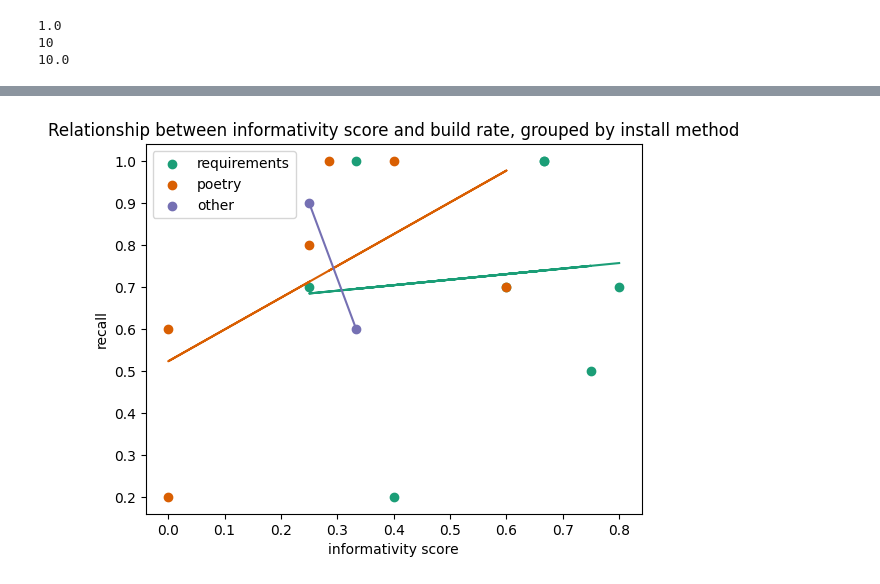
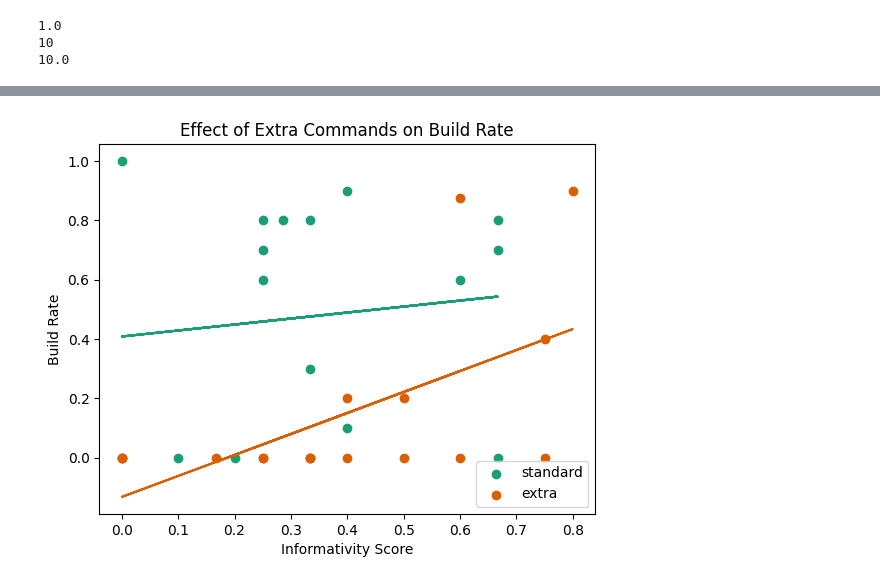
Before and after one commit to LMMilliken/doctest, a Jupyter notebook: plotter.ipynb, the cells around one changed output, grey strips where cells are left out. Saved outputs shown, nothing was run; the diff lists cells and outputs as text; code cells hidden in the pictures.

Commit message:
misc: plotting

```diff
--- a/plotter.ipynb
+++ b/plotter.ipynb
@@ -87,5 +99,5 @@ results = {
     }
     for repo, rr in res_by_repos.items()
 }
-buildable_results = {key: val for key, val in results.items() if val['build_rate'] > 0}
-info_results = {key: val for key, val in buildable_results.items() if val['info'] >= 0}
+info_results = {key: val for key, val in results.items() if val['info'] >= 0}
+buildable_results = {key: val for key, val in info_results.items() if val['build_rate'] > 0}
@@ -105,15 +141,15 @@ print(sum([r['recall'] for r in res_by_repos['aim']]))
 # %%
-install_groups = [['requirements', 'requirements-extra'], ['poetry']]
-install_grouped_repos = group_by_tags(info_results, install_groups)
+extra_groups = [['extra', 'pip-extra', 'requirements-extra', 'poetry-extra', 'pytest-extra', 'bash-extra']]
+extra_grouped_repos = group_by_tags(info_results, extra_groups)
 multi_scatter(
-    [[r['info'] for r in res] for res in install_grouped_repos],
-    [[r['build_rate'] for r in res] for res in install_grouped_repos],
-    [res[0] for res in install_groups] + ['other'],
-    "informativity score",
-    "recall",
-    "Relationship between informativity score and build rate, grouped by install method",
+    reversed([[r['info'] for r in res] for res in extra_grouped_repos]),
+    reversed([[r['build_rate'] for r in res] for res in extra_grouped_repos]),
+    reversed([res[0] for res in extra_groups] + ['standard']),
+    "Informativity Score",
+    "Build Rate",
+    "Effect of Extra Commands on Build Rate",
     lobf=True
 
 )
 # %% [output]
-[figure, old version]
+[figure, new version]
```
Also changed, not shown: parts of 18 cells of this notebook, 4 other files.
